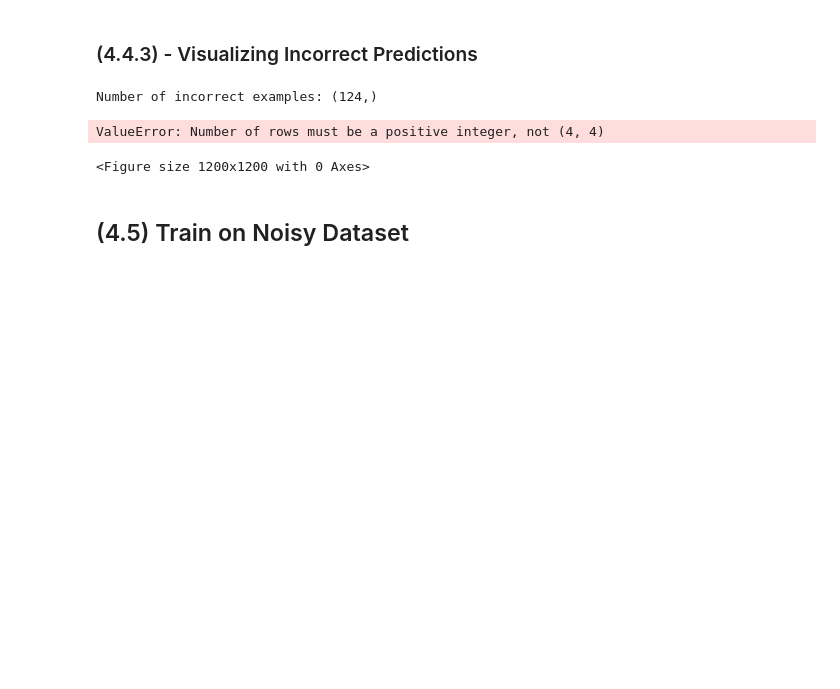
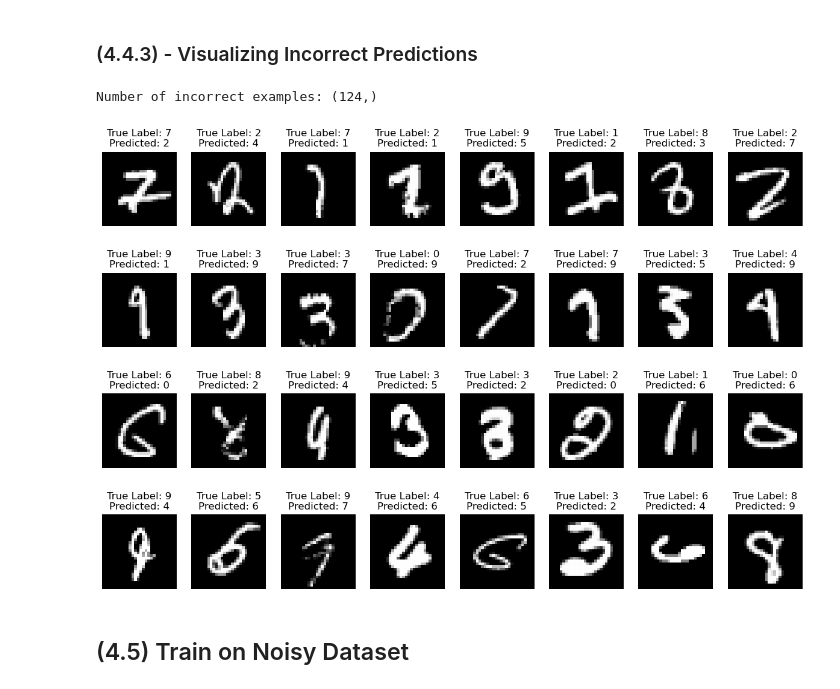
Before and after one commit to fine-man/smai-assignment-3, a Jupyter notebook: 4.ipynb, the cells around one changed output. Drawn from its saved outputs; the diff is of its cells as text; code cells hidden in the pictures; blank space fills up the shorter version.

```diff
--- a/4.ipynb
+++ b/4.ipynb
@@ -430,32 +427,31 @@ plt.show()
 # %%
 incorrect_idx = np.nonzero(y_pred != y_true)[0]
 
 print(f"Number of incorrect examples: {incorrect_idx.shape}")
 
-num_display = 16
+num_display = 32
 indices = np.random.choice(incorrect_idx, num_display, replace=False)
 
 # Number of rows to display
-images_per_row = 4
+images_per_row = 8
 num_rows = num_display // images_per_row
 if num_display % images_per_row != 0:
     num_rows += 1
 
-fig, axs = plt.subplots(num_rows, images_per_row, figsize=(12, 12))
+fig, axs = plt.subplots(num_rows, images_per_row, figsize=(15, 10))
 axs = axs.flatten()
 
 for i, idx in enumerate(indices):
     predicted = y_pred[idx]
     true_label = y_true[idx]
     axs[i].set_title(f"True Label: {true_label}\nPredicted: {predicted}")
     axs[i].axis('off')
-    axs[i].imshow(mnist_test[idx][0].squeeze())
+    axs[i].imshow(mnist_test[idx][0].squeeze(), cmap='gray')
 
 plt.show()
 # %% [output]
 Number of incorrect examples: (124,)
-ValueError: Number of rows must be a positive integer, not (4, 4)
-<Figure size 1200x1200 with 0 Axes>
+[figure, added]
 # %% [markdown]
 ## (4.5) Train on Noisy Dataset
 # %% [markdown]
```
Also changed, not shown: parts of 27 cells of this notebook, 6 other files.
